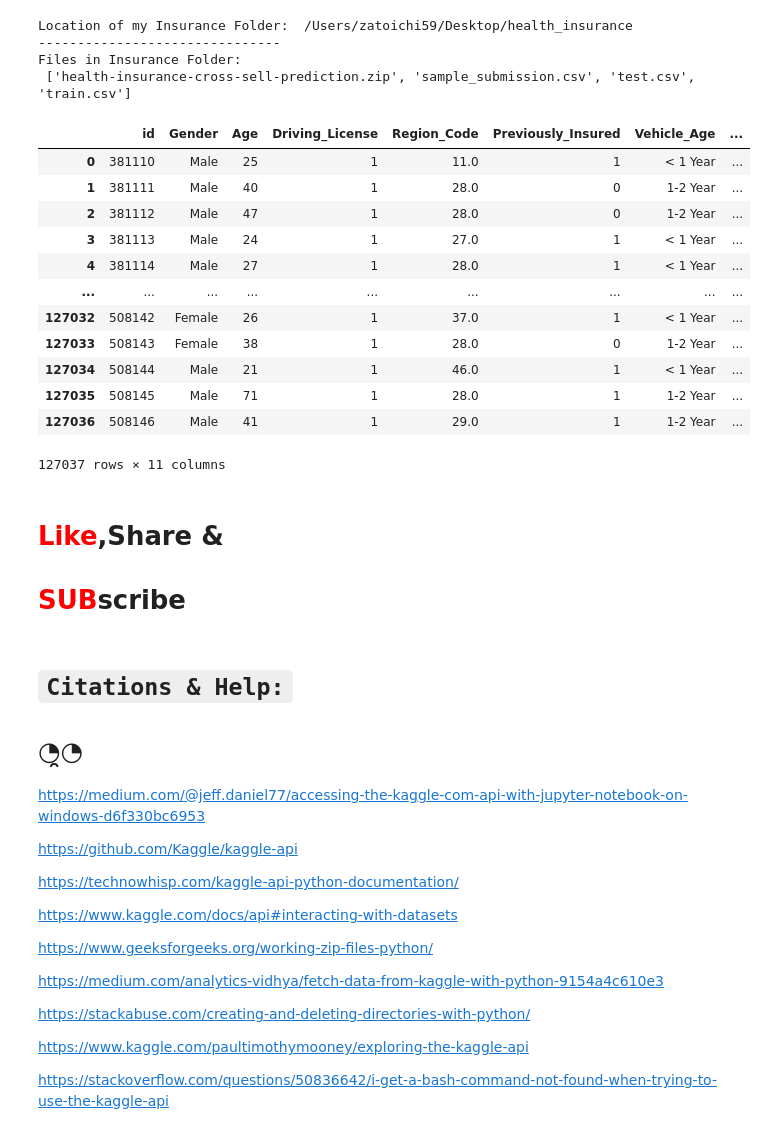
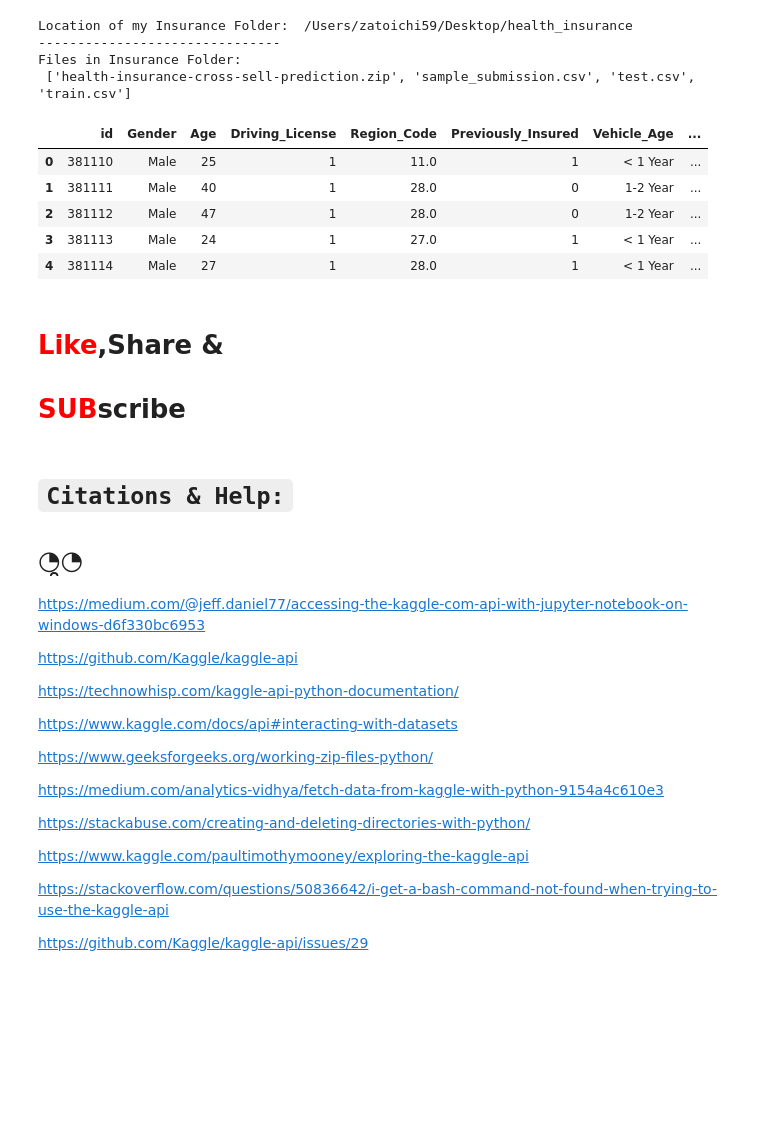
Before and after one commit to MrFuguDataScience/various_API_connections, a Jupyter notebook: Kaggle_api_basics.ipynb, the cells around one changed output. Drawn from its saved outputs; the diff is of its cells as text; code cells hidden in the pictures; blank space fills up the shorter version.

Commit message:
KaggleApi_dataset_download
update

```diff
--- a/Kaggle_api_basics.ipynb
+++ b/Kaggle_api_basics.ipynb
@@ -300,24 +309,18 @@ Files in Insurance Folder:
 # %%
 my_dir=os_dir_search(health_ins[0])
 health_insurance_files=[]
 for file in os.listdir(my_dir):
     health_insurance_files.append(file)
 
-pd.read_csv(health_insurance_files[2])
+pd.read_csv(health_insurance_files[2]).head()
+# os.listdir(my_dir)
 # %% [output]
 |  | id | Gender | Age | Driving_License | Region_Code | Previously_Insured | Vehicle_Age | ... |
 | 0 | 381110 | Male | 25 | 1 | 11.0 | 1 | < 1 Year | ... |
 | 1 | 381111 | Male | 40 | 1 | 28.0 | 0 | 1-2 Year | ... |
 | 2 | 381112 | Male | 47 | 1 | 28.0 | 0 | 1-2 Year | ... |
 | 3 | 381113 | Male | 24 | 1 | 27.0 | 1 | < 1 Year | ... |
 | 4 | 381114 | Male | 27 | 1 | 28.0 | 1 | < 1 Year | ... |
-| ... | ... | ... | ... | ... | ... | ... | ... | ... |
-| 127032 | 508142 | Female | 26 | 1 | 37.0 | 1 | < 1 Year | ... |
-| 127033 | 508143 | Female | 38 | 1 | 28.0 | 0 | 1-2 Year | ... |
-| 127034 | 508144 | Male | 21 | 1 | 46.0 | 1 | < 1 Year | ... |
-| 127035 | 508145 | Male | 71 | 1 | 28.0 | 1 | 1-2 Year | ... |
-| 127036 | 508146 | Male | 41 | 1 | 29.0 | 1 | 1-2 Year | ... |
-127037 rows × 11 columns
 # %% [markdown]
 # <font color=red>Like</font>,Share &
 
@@ -344,3 +347,5 @@ https://stackabuse.com/creating-and-deleting-directories-with-python/
 https://www.kaggle.com/paultimothymooney/exploring-the-kaggle-api
 
 https://stackoverflow.com/questions/50836642/i-get-a-bash-command-not-found-when-trying-to-use-the-kaggle-api
+
+https://github.com/Kaggle/kaggle-api/issues/29
```
Also changed, not shown: parts of 7 cells of this notebook.
